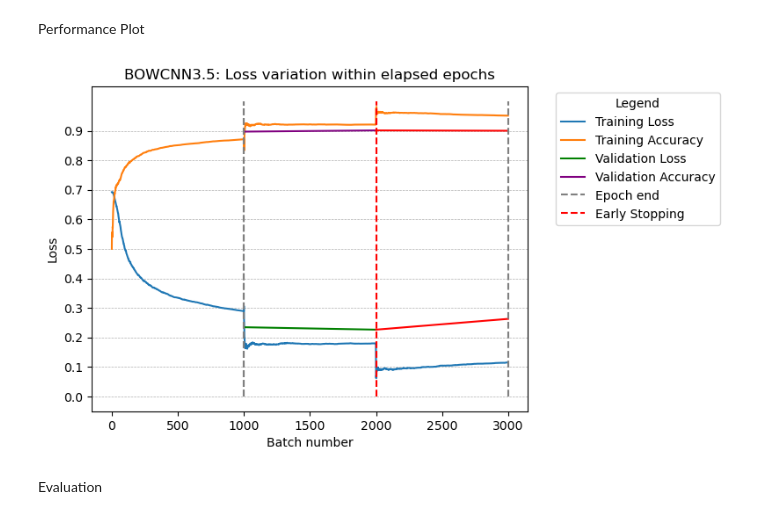
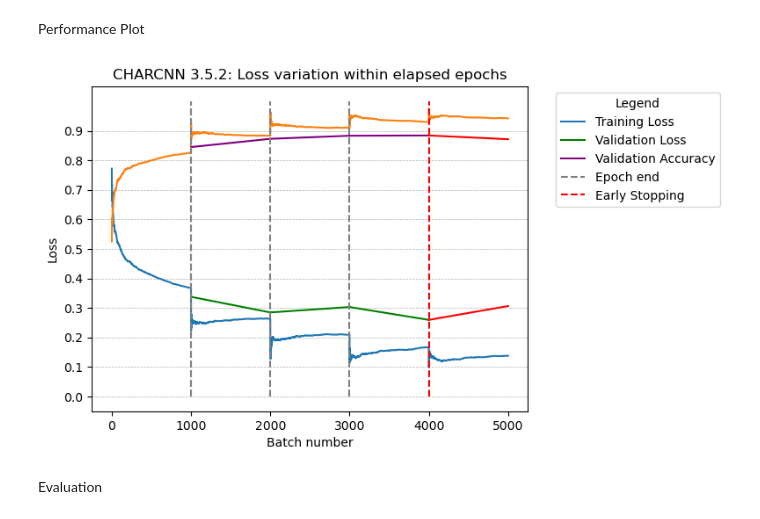
Before and after one commit to vebyorn/NHH, a Jupyter notebook: Deep Learning/BOWCNN.ipynb, the cells around one changed output. Saved outputs shown, nothing was run; the diff lists cells and outputs as text; code cells hidden in the pictures.

```diff
--- a/Deep Learning/BOWCNN.ipynb
+++ b/Deep Learning/BOWCNN.ipynb
@@ -95,5 +95,5 @@ CHAR = CharNgrams.fit_transform(text)
 # %% [markdown]
 #### Bag of Words: TF-IDF
 # %%
-TF_IDF = TfidfVectorizer(analyzer='char', ngram_range=(2, 3), max_features=vocabSize)
+TF_IDF = TfidfVectorizer(analyzer='char', ngram_range=(1, 3), max_features=vocabSize)
 tfIDF = TF_IDF.fit_transform(text)
@@ -126,7 +102,7 @@ print(LDABOC)
 # %%
 # create function to select dictionary type
 def selectDict(name):
-    DictList = {'BOW': BOW, 'CHAR': CHAR, 'tfIDF': tfIDF, 'LDABOC': LDABOC}
+    DictList = {'BOW': BOW, 'CHAR': CHAR, 'tfIDF': tfIDF}
     if name in DictList:
         X = DictList[name]
         return X
@@ -138,7 +114,7 @@ Once this section is complete, there is no need to rerun it, unless changes to t
 #### Creating Test Sets
 # %%
 # selecting X and Y (change dataframe as you did above)
-X = selectDict('BOW') # List: BOW, CHAR, tfIDF, LDABOC
+X = selectDict('CHAR') # List: BOW, CHAR, tfIDF, LDABOC
 Y = bal['Scam'].values
 # %%
 # creating randomly selected balanced training and validation sets
@@ -192,23 +168,27 @@ class BatchAccuracyCallback(Callback):
 inputLayer = layers.Input(shape=(X_train_reshaped.shape[1], 1))
 
 #Convolutional layer
-conv1 = layers.Conv1D(128, 3, activation=gelu)(inputLayer)
-drop1 = layers.Dropout(0.01)(conv1)
+conv1 = layers.Conv1D(128, 3, activation=gelu, padding='same')(inputLayer)
+conv2 = layers.Conv1D(128, 7, activation=gelu, padding='same')(inputLayer)
+max_pool1 = layers.MaxPooling1D()(conv1)
+max_pool2 = layers.MaxPooling1D()(conv2)
 
 #MaxPooling layer
-max_pool = layers.MaxPooling1D()(drop1)
+concat = layers.Concatenate()([max_pool1, max_pool2])
+drop1 = layers.Dropout(0.01)(concat)
 
 #Dense Layer
-flatten = layers.Flatten()(max_pool)
+flatten = layers.Flatten()(concat)
 dense = layers.Dense(128, activation=gelu)(flatten)
 drop2 = layers.Dropout(0.01)(dense)
-dense2 = layers.Dense(32, activation=gelu)(drop2)
-bnorm = layers.BatchNormalization()(dense2)
-dense3 = layers.Dense(16, activation=gelu)(bnorm)
+bnorm1 = layers.BatchNormalization()(drop2)
+dense2 = layers.Dense(32, activation=gelu)(bnorm1)
+bnorm2 = layers.BatchNormalization()(dense2)
+dense3 = layers.Dense(16, activation=gelu)(bnorm2)
 drop3 = layers.Dropout(0.01)(dense3)
 
 #Output
-output = layers.Dense(1, activation="sigmoid")(dense2)
+output = layers.Dense(1, activation="sigmoid")(drop3)
 
 # Create the model
 model = Model(inputs=inputLayer, outputs=output)
@@ -247,30 +231,36 @@ Performance Plot
 # %%
 # Plot the batch-wise loss variation within the epoch
 plt.plot(np.arange(len(batch_loss_callback.batch_losses)), batch_loss_callback.batch_losses, label='Training Loss')
 # Plot the batch-wise accuracy variation within the epochs
-plt.plot(np.arange(len(batch_accuracy_callback.batch_accuracies)), batch_accuracy_callback.batch_accuracies, label='Training Accuracy')
+plt.plot(np.arange(len(batch_accuracy_callback.batch_accuracies)), batch_accuracy_callback.batch_accuracies)
 
 # draw line sbetween the points
 plt.plot([1000, 2000], [history.history['val_loss'][0], history.history['val_loss'][1]], color='green', label='Validation Loss')
-plt.plot([2000, 3000], [history.history['val_loss'][1], history.history['val_loss'][2]], color='red')
+plt.plot([2000, 3000], [history.history['val_loss'][1], history.history['val_loss'][2]], color='green')
+plt.plot([3000, 4000], [history.history['val_loss'][2], history.history['val_loss'][3]], color='green')
+plt.plot([4000, 5000], [history.history['val_loss'][3], history.history['val_loss'][4]], color='red')
 plt.plot([1000, 2000], [history.history['val_accuracy'][0], history.history['val_accuracy'][1]], color='purple', label='Validation Accuracy')
-plt.plot([2000, 3000], [history.history['val_accuracy'][1], history.history['val_accuracy'][2]], color='red')
+plt.plot([2000, 3000], [history.history['val_accuracy'][1], history.history['val_accuracy'][2]], color='purple')
+plt.plot([3000, 4000], [history.history['val_accuracy'][2], history.history['val_accuracy'][3]], color='purple')
+plt.plot([4000, 5000], [history.history['val_accuracy'][3], history.history['val_accuracy'][4]], color='red')
 
 # Lines
 plt.yticks(np.arange(0, 1, 0.1))
 plt.vlines(1000, 0, 1, colors='gray', linestyles='dashed', label='Epoch end')
 plt.vlines(1000, 0, 1, colors='gray', linestyles='dashed')
-plt.vlines(2000, 0, 1, colors='red', linestyles='dashed', label = 'Early Stopping')
+plt.vlines(2000, 0, 1, colors='gray', linestyles='dashed')
+plt.vlines(3000, 0, 1, colors='gray', linestyles='dashed')
+plt.vlines(4000, 0, 1, colors='red', linestyles='dashed', label = 'Early Stopping')
 plt.vlines(3000, 0, 1, colors='gray', linestyles='dashed')
 plt.xlabel('Batch number')
 plt.ylabel('Loss')
 plt.grid(axis='y', linestyle='--', linewidth=0.5)
-plt.title(f'BOWCNN3.5: Loss variation within elapsed epochs')
+plt.title(f'CHARCNN 3.5.2: Loss variation within elapsed epochs')
 plt.legend(loc='upper left', bbox_to_anchor=(1.05, 1), title='Legend')
 
 plt.show()
 # %% [output]
-[figure, old version]
+[figure, new version]
 # %% [markdown]
 Evaluation
 # %%
```
Also changed, not shown: parts of 9 cells of this notebook.
